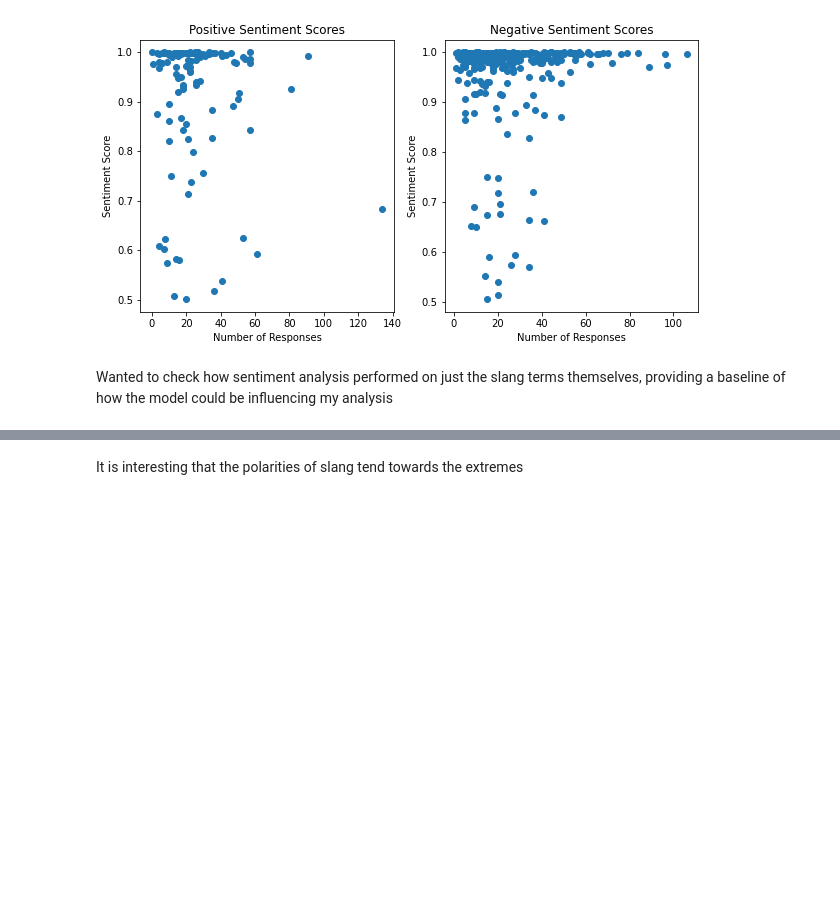
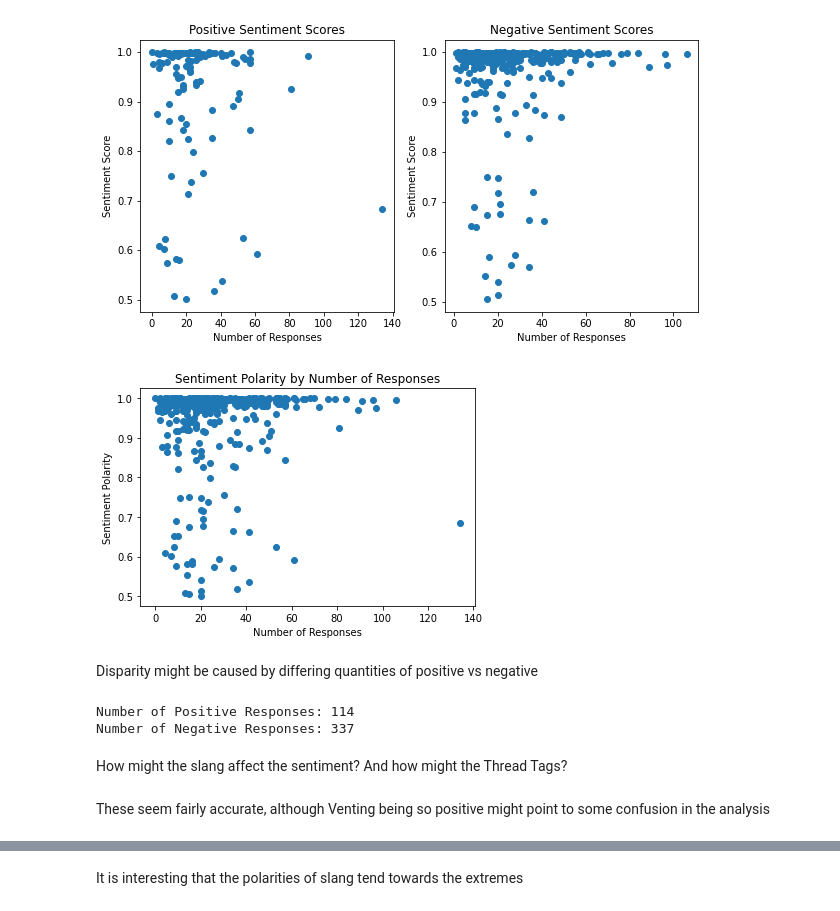
Before and after one commit to schetudiante/IncelProject, a Jupyter notebook: topic_modeling_and_sentiment_analysis.ipynb, the cells around one changed output, grey strips where cells are left out. Saved outputs shown, nothing was run; the diff lists cells and outputs as text; code cells hidden in the pictures; blank space fills up the shorter version.

```diff
--- a/topic_modeling_and_sentiment_analysis.ipynb
+++ b/topic_modeling_and_sentiment_analysis.ipynb
@@ -531,8 +603,27 @@ ax[1].set_ylabel('Sentiment Score')
 plt.show()
 # %% [output]
 [figure]
-# %% [markdown]
-Wanted to check how sentiment analysis performed on just the slang terms themselves, providing a baseline of how the model could be influencing my analysis
+# %%
+all_df = main_df[main_df['number_responses'] <= 150]
+plt.scatter(all_df['number_responses'], all_df['sentiment_score'])
+plt.title('Sentiment Polarity by Number of Responses')
+plt.xlabel('Number of Responses')
+plt.ylabel('Sentiment Polarity')
+plt.show()
+# %% [output]
+[figure, added]
+# %% [markdown]
+Disparity might be caused by differing quantities of positive vs negative
+# %%
+num_positives = len(all_df[all_df['sentiment_label'] == 'POSITIVE'])
+num_negatives = len(all_df[all_df['sentiment_label'] == 'NEGATIVE'])
+print('Number of Positive Responses: {}'.format(num_positives))
+print('Number of Negative Responses: {}'.format(num_negatives))
+# %% [output]
+Number of Positive Responses: 114
+Number of Negative Responses: 337
+# %% [markdown]
+How might the slang affect the sentiment? And how might the Thread Tags?
 # %%
 # result = nlp("stacy")[0]
 # print(f"label: {result['label']}, with score: {round(result['score'], 4)}")
@@ -541,3 +632,5 @@ for slang in incels.get_slang(3):
     result = nlp(slang)[0]
     # print(f"{slang}: {result['label']}, with score: {round(result['score'], 4)}")
     slang_sentiment_df = slang_sentiment_df.append({'slang': slang, 'sentiment_label': result['label'], 'sentiment_score': result['score']}, ignore_index=True)
+# %% [markdown]
+These seem fairly accurate, although Venting being so positive might point to some confusion in the analysis
```
Also changed, not shown: parts of 40 cells of this notebook, 7 other files.
